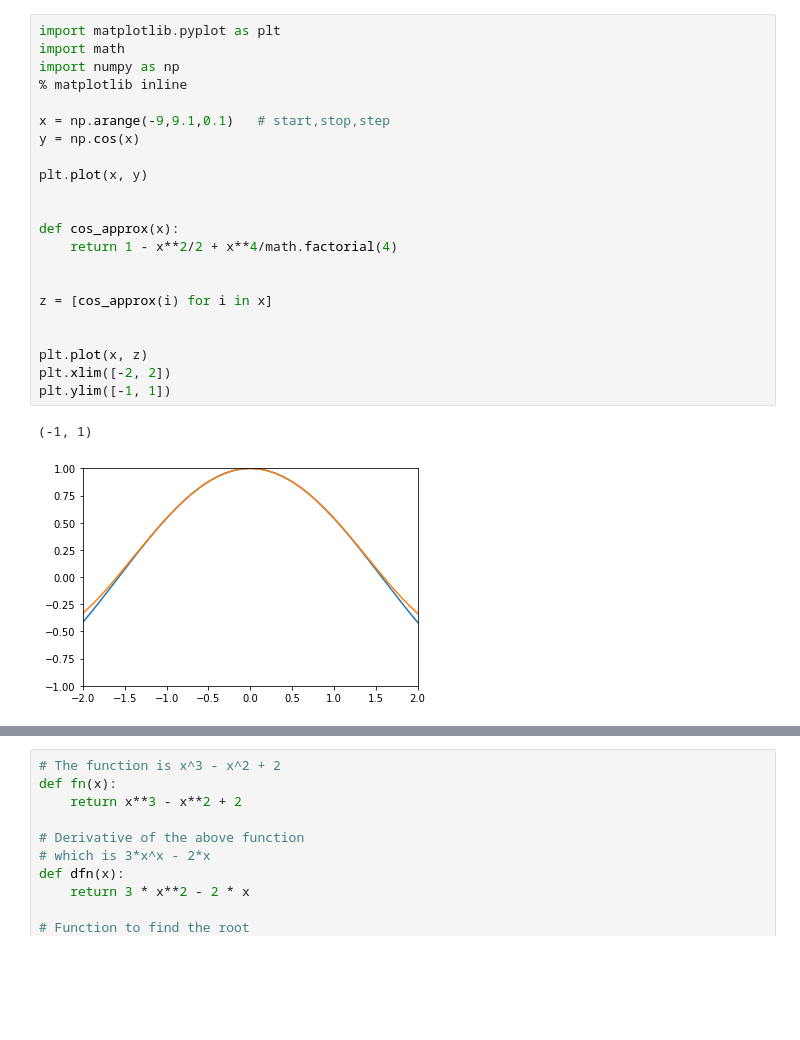
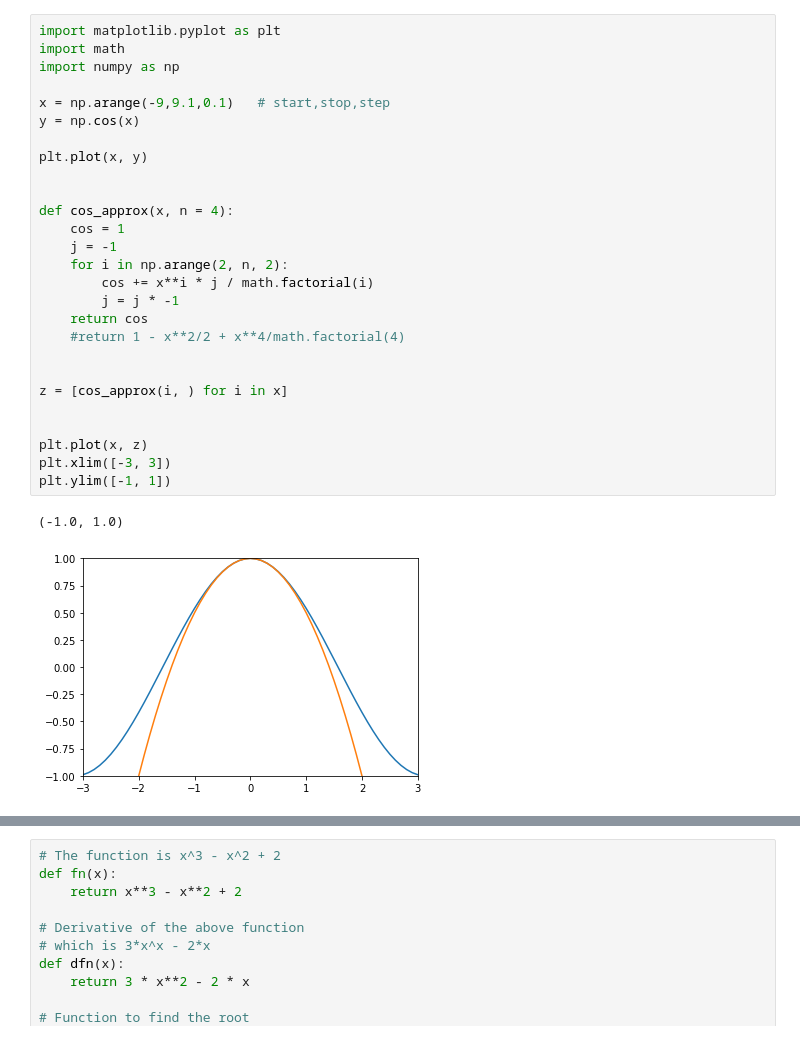
Before and after one commit to kks32-courses/ce311k, a Jupyter notebook: notebooks/lectures/05_numerical_diff_taylor_series_newton_raphson/05_finite_difference_taylor_series_solutions.ipynb, the cells around one changed output, grey strips where cells are left out. Drawn from its saved outputs; the diff is of its cells as text; blank space fills up the shorter version.

```diff
--- a/notebooks/lectures/05_numerical_diff_taylor_series_newton_raphson/05_finite_difference_taylor_series_solutions.ipynb
+++ b/notebooks/lectures/05_numerical_diff_taylor_series_newton_raphson/05_finite_difference_taylor_series_solutions.ipynb
@@ -73,25 +156,30 @@ interactive(children=(IntSlider(value=1, description='n', max=15, min=1), IntSli
 # %%
 import matplotlib.pyplot as plt
 import math
 import numpy as np
-% matplotlib inline
 
 x = np.arange(-9,9.1,0.1)   # start,stop,step
 y = np.cos(x)
 
 plt.plot(x, y)
 
 
-def cos_approx(x):
-    return 1 - x**2/2 + x**4/math.factorial(4)
+def cos_approx(x, n = 4):
+    cos = 1
+    j = -1
+    for i in np.arange(2, n, 2):
+        cos += x**i * j / math.factorial(i)
+        j = j * -1
+    return cos
+    #return 1 - x**2/2 + x**4/math.factorial(4)
 
 
-z = [cos_approx(i) for i in x]
+z = [cos_approx(i, ) for i in x]
 
 
 plt.plot(x, z)
-plt.xlim([-2, 2])
+plt.xlim([-3, 3])
 plt.ylim([-1, 1])
 # %% [output]
-(-1, 1)
+(-1.0, 1.0)
-[figure, old version]
+[figure, new version]
```
Also changed, not shown: parts of 22 cells of this notebook, 2 other files.
